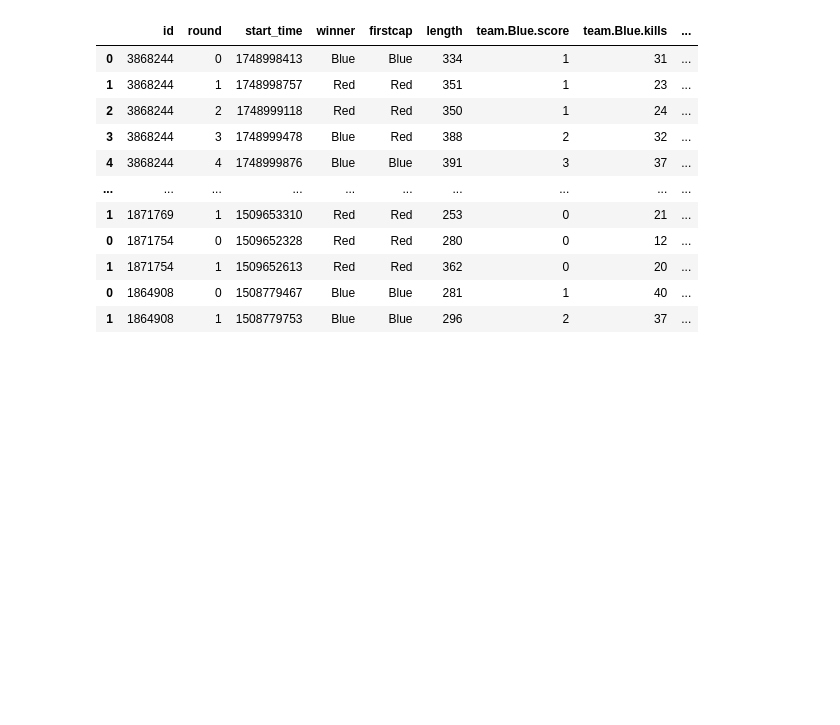
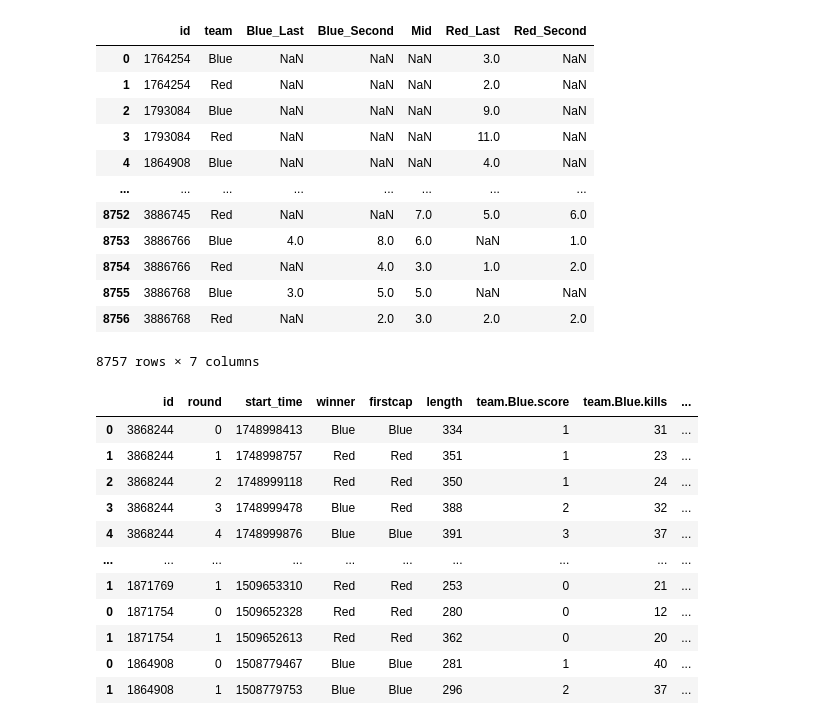
Before and after one commit to ebtrout/tf2_data_vis, a Jupyter notebook: data.ipynb, the cells around one changed output. Drawn from its saved outputs; the diff is of its cells as text; code cells hidden in the pictures; blank space fills up the shorter version.

```diff
--- a/data.ipynb
+++ b/data.ipynb
@@ -6,3 +93,19 @@ df_dict = joblib.load("data/pkls/rgl_df_dict.pkl")
+# %%
+unstacked
+# %% [output]
+|  | id | team | Blue_Last | Blue_Second | Mid | Red_Last | Red_Second |
+| 0 | 1764254 | Blue | NaN | NaN | NaN | 3.0 | NaN |
+| 1 | 1764254 | Red | NaN | NaN | NaN | 2.0 | NaN |
+| 2 | 1793084 | Blue | NaN | NaN | NaN | 9.0 | NaN |
+| 3 | 1793084 | Red | NaN | NaN | NaN | 11.0 | NaN |
+| 4 | 1864908 | Blue | NaN | NaN | NaN | 4.0 | NaN |
+| ... | ... | ... | ... | ... | ... | ... | ... |
+| 8752 | 3886745 | Red | NaN | NaN | 7.0 | 5.0 | 6.0 |
+| 8753 | 3886766 | Blue | 4.0 | 8.0 | 6.0 | NaN | 1.0 |
+| 8754 | 3886766 | Red | NaN | 4.0 | 3.0 | 1.0 | 2.0 |
+| 8755 | 3886768 | Blue | 3.0 | 5.0 | 5.0 | NaN | NaN |
+| 8756 | 3886768 | Red | NaN | 2.0 | 3.0 | 2.0 | 2.0 |
+8757 rows × 7 columns
 # %%
 # Save into csv
 for key in df_dict.keys():
```
Also changed, not shown: parts of 4 cells of this notebook, 9 other files.
